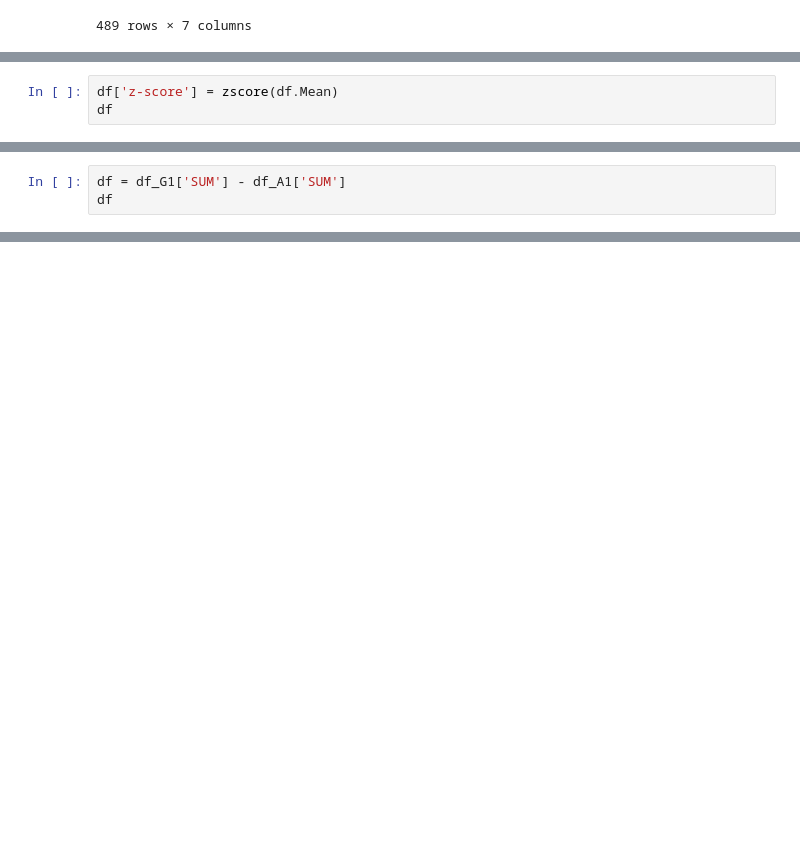
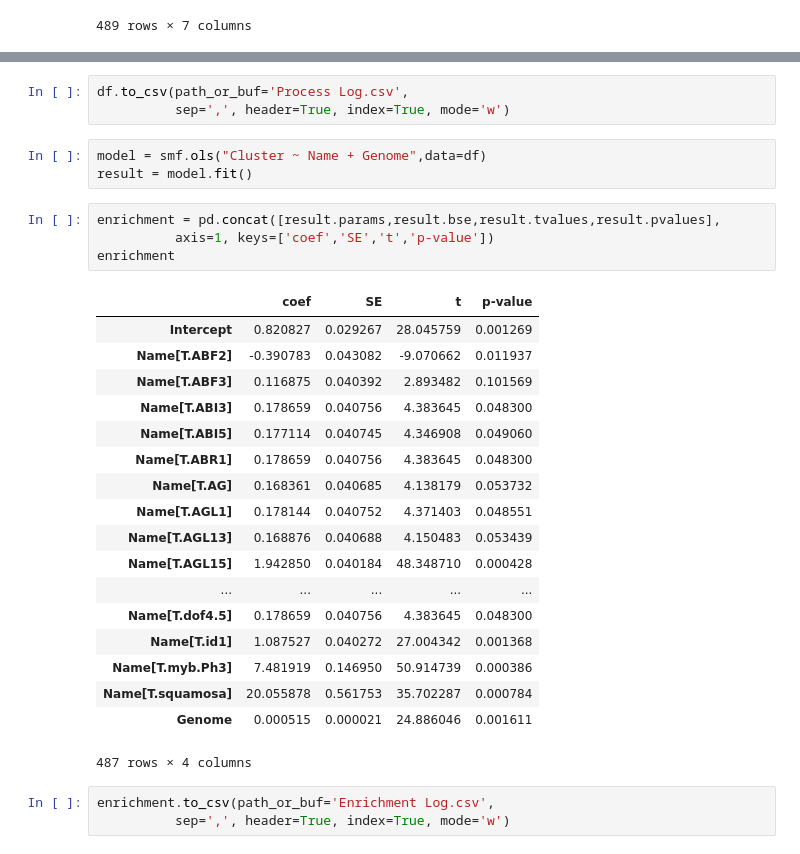
Before and after one commit to if1015-datascience-ufpe/2018-1-projeto-phytoprom, a Jupyter notebook: Processamento.ipynb, the cells around one changed output, grey strips where cells are left out. Drawn from its saved outputs; the diff is of its cells as text; blank space fills up the shorter version.

Commit message:
Adicionando p-value ao processamento

```diff
--- a/Processamento.ipynb
+++ b/Processamento.ipynb
@@ -215,3 +131,0 @@ array([151.,  75., 141., 206., 135.,  97., 138.,  63., 110., 310., 101.,
-# %%
-df['z-score'] = zscore(df.Mean)
-df
@@ -257,3 +131,0 @@ print (df_A1.loc[df_A1['z-score'] > 2.5] )
-# %%
-df = df_G1['SUM'] - df_A1['SUM']
-df
@@ -277,0 +153,32 @@ Name: SUM, Length: 489, dtype: int64
+# %%
+df.to_csv(path_or_buf='Process Log.csv',
+          sep=',', header=True, index=True, mode='w')
+# %%
+model = smf.ols("Cluster ~ Name + Genome",data=df)
+result = model.fit()
+# %%
+enrichment = pd.concat([result.params,result.bse,result.tvalues,result.pvalues],
+          axis=1, keys=['coef','SE','t','p-value'])
+enrichment
+# %% [output]
+|  | coef | SE | t | p-value |
+| Intercept | 0.820827 | 0.029267 | 28.045759 | 0.001269 |
+| Name[T.ABF2] | -0.390783 | 0.043082 | -9.070662 | 0.011937 |
+| Name[T.ABF3] | 0.116875 | 0.040392 | 2.893482 | 0.101569 |
+| Name[T.ABI3] | 0.178659 | 0.040756 | 4.383645 | 0.048300 |
+| Name[T.ABI5] | 0.177114 | 0.040745 | 4.346908 | 0.049060 |
+| Name[T.ABR1] | 0.178659 | 0.040756 | 4.383645 | 0.048300 |
+| Name[T.AG] | 0.168361 | 0.040685 | 4.138179 | 0.053732 |
+| Name[T.AGL1] | 0.178144 | 0.040752 | 4.371403 | 0.048551 |
+| Name[T.AGL13] | 0.168876 | 0.040688 | 4.150483 | 0.053439 |
+| Name[T.AGL15] | 1.942850 | 0.040184 | 48.348710 | 0.000428 |
+| ... | ... | ... | ... | ... |
+| Name[T.dof4.5] | 0.178659 | 0.040756 | 4.383645 | 0.048300 |
+| Name[T.id1] | 1.087527 | 0.040272 | 27.004342 | 0.001368 |
+| Name[T.myb.Ph3] | 7.481919 | 0.146950 | 50.914739 | 0.000386 |
+| Name[T.squamosa] | 20.055878 | 0.561753 | 35.702287 | 0.000784 |
+| Genome | 0.000515 | 0.000021 | 24.886046 | 0.001611 |
+487 rows × 4 columns
+# %%
+enrichment.to_csv(path_or_buf='Enrichment Log.csv',
+          sep=',', header=True, index=True, mode='w')
```
Also changed, not shown: parts of 10 cells of this notebook, 2 other files.
